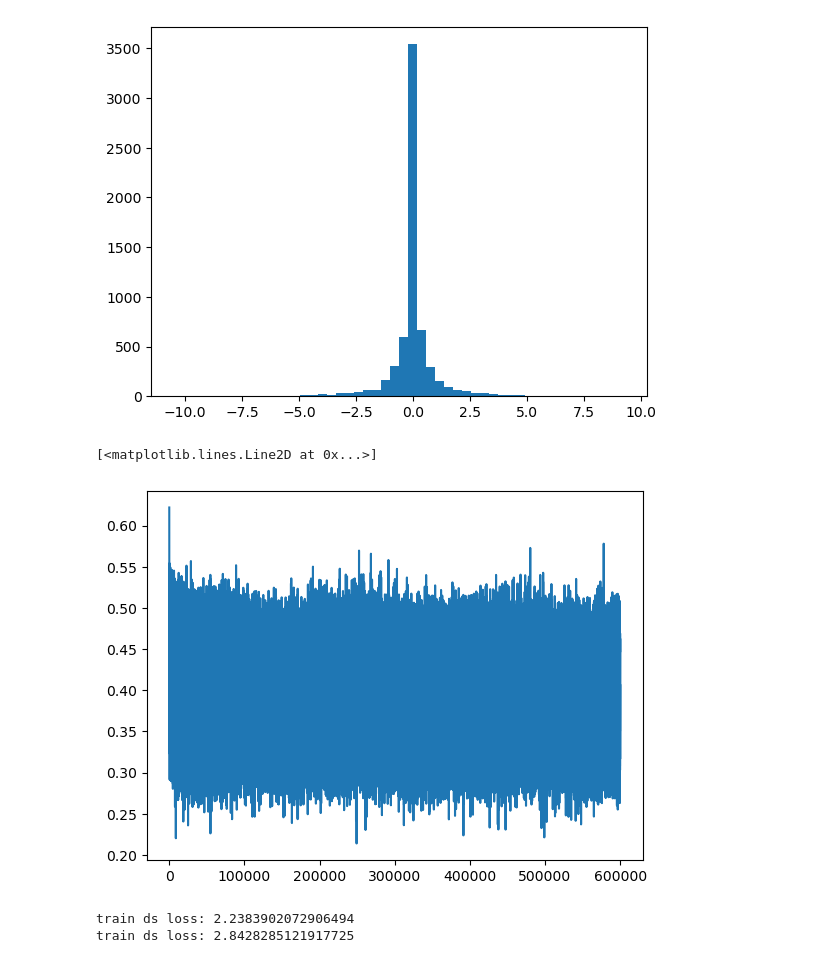
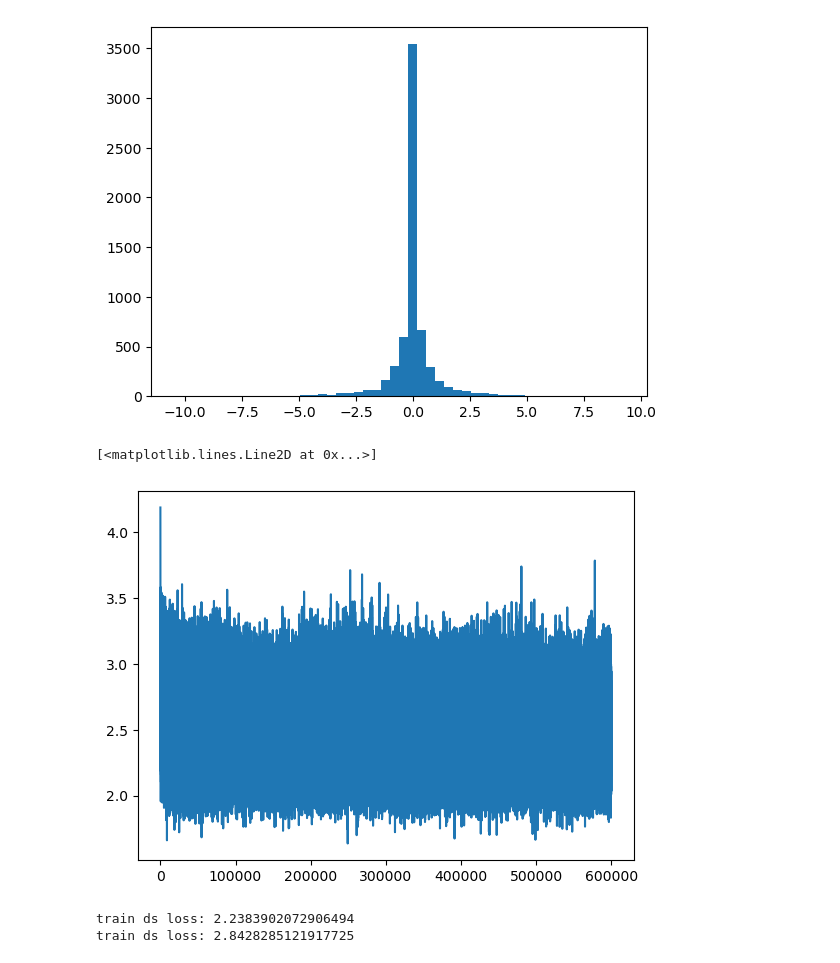
Before and after one commit to PeterReisNyman/StreamRL, a Jupyter notebook: tiny-llm/GPT.ipynb, the cells around one changed output. Cells and saved outputs as stored; diff of their text form; code cells hidden in the pictures.

```diff
--- a/tiny-llm/GPT.ipynb
+++ b/tiny-llm/GPT.ipynb
@@ -99,26 +158,11 @@ lri = []
 lrei = []
 lossi = []
 steps = 0
-# %%
-def forward(X):
-    B, T = X.shape
-
-    # forward pass
-    emb = C[X]
-    embcat = emb.view(B*T, n_emb)
-    hpreact = embcat @ W1 + b1
-    # SHOULD ADD: Batch Normalization: Accelerating Deep Network Training by Reducing Internal Covariate Shift Papper
-    h = torch.tanh(hpreact)
-    logits = h @ W2 + b2
-    logits = logits.view(B, T, len(chars))
-    return logits ,h,hpreact
 # %%
-max_steps = 200000
-
-lre = torch.linspace(-3, -1, max_steps)
+lre = torch.linspace(-3, -1, iter_steps)
 lrs = 10**lre
 
-for i in range(max_steps):
+for i in range(iter_steps):
     # construct minibatch
     Xb, Yb = get_batch(dsTr) # batch X,Y
 
@@ -141,12 +185,12 @@ for i in range(max_steps):
 
     # track stats
     if i % 10000 == 0:
-        print(f'{i:7d}/{max_steps:7d}: {loss.item():.4f}')
+        print(f'{i:7d}/{iter_steps:7d}: {loss.item():.4f}')
 
     # tracking learning rate
     lri.append(lr)
     lrei.append(lre[i])
     lossi.append(loss.item())
 
-steps += max_steps
+steps += iter_steps
 # %% [output]
@@ -233,10 +258,10 @@ plt.hist(hpreact.view(-1).tolist(), 50)
  <BarContainer object of 50 artists>)
 [figure]
 # %%
-plt.plot([math.log10(l) for l in lossi])
+plt.plot([l for l in lossi])
 # %% [output]
 [<matplotlib.lines.Line2D at 0x...>]
-[figure, old version]
+[figure, new version]
 # %%
 def show_loss(ds):
     Xb, Yb = get_batch(ds)
```
Also changed, not shown: parts of 8 cells of this notebook, 1 other file.
